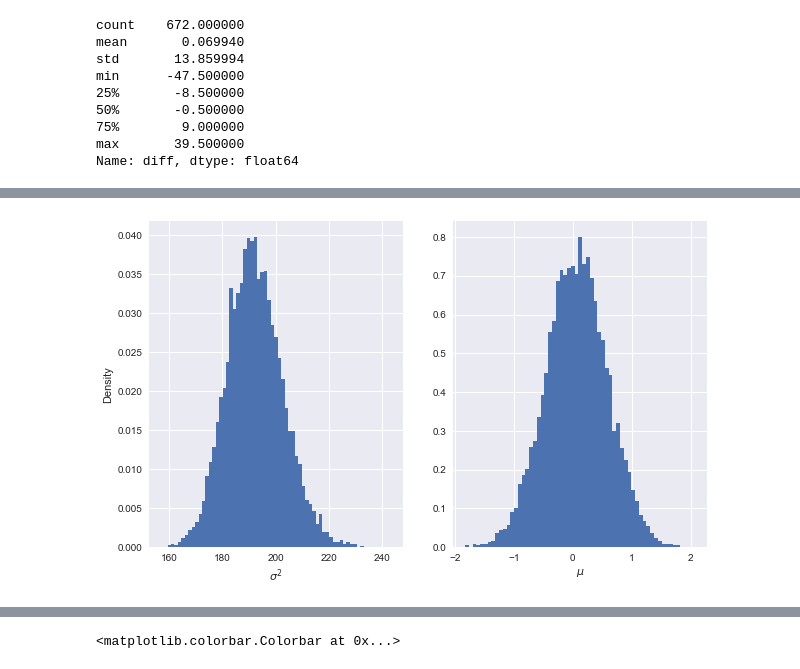
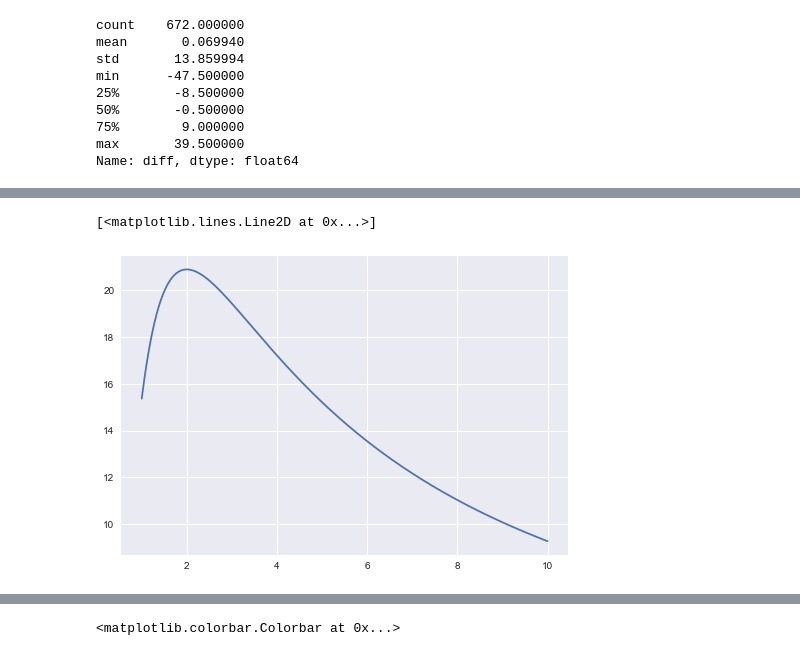
Before and after one commit to mileslucas/stat444, a Jupyter notebook: hw2/hw2.ipynb, the cells around one changed output, grey strips where cells are left out. Drawn from its saved outputs; the diff is of its cells as text; code cells hidden in the pictures.

```diff
--- a/hw2/hw2.ipynb
+++ b/hw2/hw2.ipynb
@@ -146,15 +169,14 @@ plt.plot(x, pdf)
-# %%
-plt.figure(figsize=(10, 6))
-plt.subplot(121)
-plt.xlabel(r'$\sigma^2$')
-plt.ylabel('Density')
-plt.hist(s2_samples, density=True, bins='auto')
-
-plt.subplot(122)
-plt.xlabel(r'$\mu$')
-plt.hist(mu_samples, density=True, bins='auto');
-# %% [output]
-[figure, removed]
+# %%
+i_mu = np.linspace(-2, 2, 1000)
+i_s2 = np.linspace (1, 10, 1000)
+
+pdf_s2 = marg_s2(i_s2, diff, 0, 4, 1, 4)
+plt.plot(i_s2, pdf_s2)
+# s2_samples = draw_cdf(i_s2, pdf_s2)
+# res = joint_pdf(muv, s2v, mu0, tau0, 600, 160)
+# %% [output]
+[<matplotlib.lines.Line2D at 0x...>]
+[figure, added]
 # %%
 from seaborn import jointplot
 
```
Also changed, not shown: parts of 11 cells of this notebook, 1 other file.
